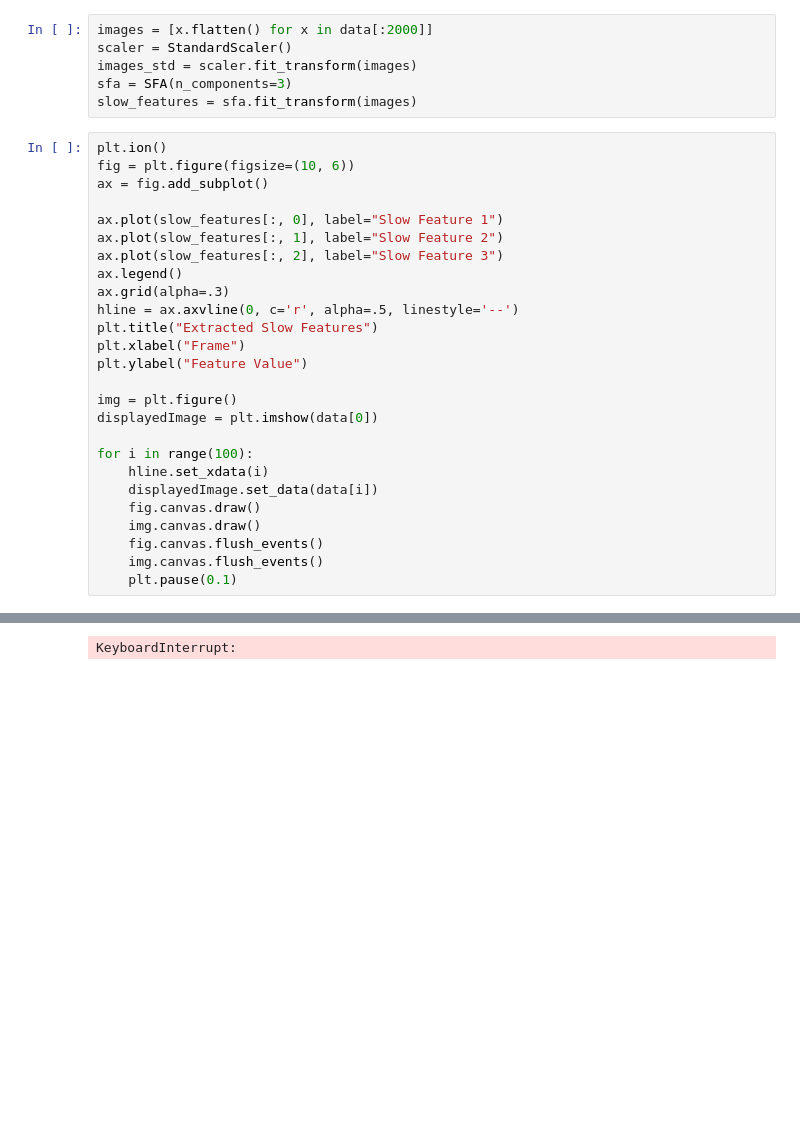
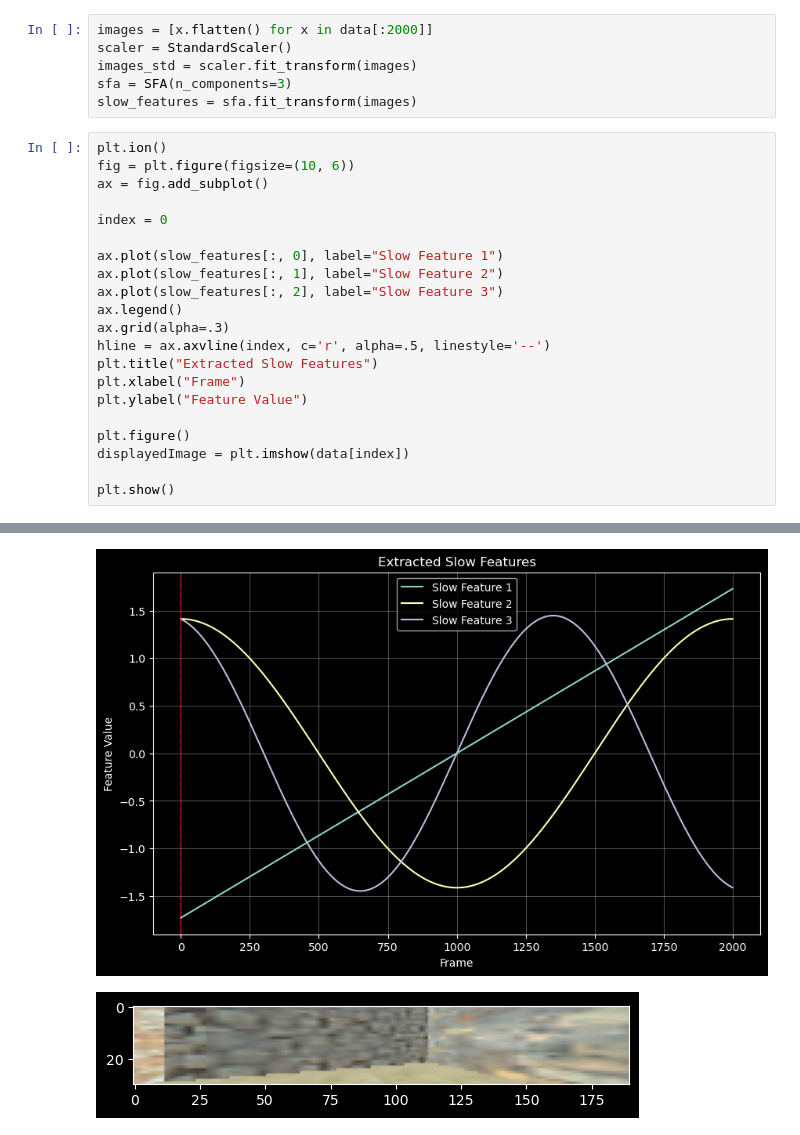
Before and after one commit to PplaysMine/unsupervisedLearning, a Jupyter notebook: keeping_it_clean/main.ipynb, the cells around one changed output, grey strips where cells are left out. Saved outputs shown, nothing was run; the diff lists cells and outputs as text; blank space fills up the shorter version.

```diff
--- a/keeping_it_clean/main.ipynb
+++ b/keeping_it_clean/main.ipynb
@@ -22,26 +24,21 @@ slow_features = sfa.fit_transform(images)
 plt.ion()
 fig = plt.figure(figsize=(10, 6))
 ax = fig.add_subplot()
+
+index = 0
 
 ax.plot(slow_features[:, 0], label="Slow Feature 1")
 ax.plot(slow_features[:, 1], label="Slow Feature 2")
 ax.plot(slow_features[:, 2], label="Slow Feature 3")
 ax.legend()
 ax.grid(alpha=.3)
-hline = ax.axvline(0, c='r', alpha=.5, linestyle='--')
+hline = ax.axvline(index, c='r', alpha=.5, linestyle='--')
 plt.title("Extracted Slow Features")
 plt.xlabel("Frame")
 plt.ylabel("Feature Value")
 
-img = plt.figure()
-displayedImage = plt.imshow(data[0])
+plt.figure()
+displayedImage = plt.imshow(data[index])
 
-for i in range(100):
-    hline.set_xdata(i)
-    displayedImage.set_data(data[i])
-    fig.canvas.draw()
-    img.canvas.draw()
-    fig.canvas.flush_events()
-    img.canvas.flush_events()
-    plt.pause(0.1)
+plt.show()
 # %% [output]
@@ -52 +45,2 @@ for i in range(100):
-KeyboardInterrupt:
+[figure, added]
+[figure, added]
```
Also changed, not shown: parts of 2 cells of this notebook.
